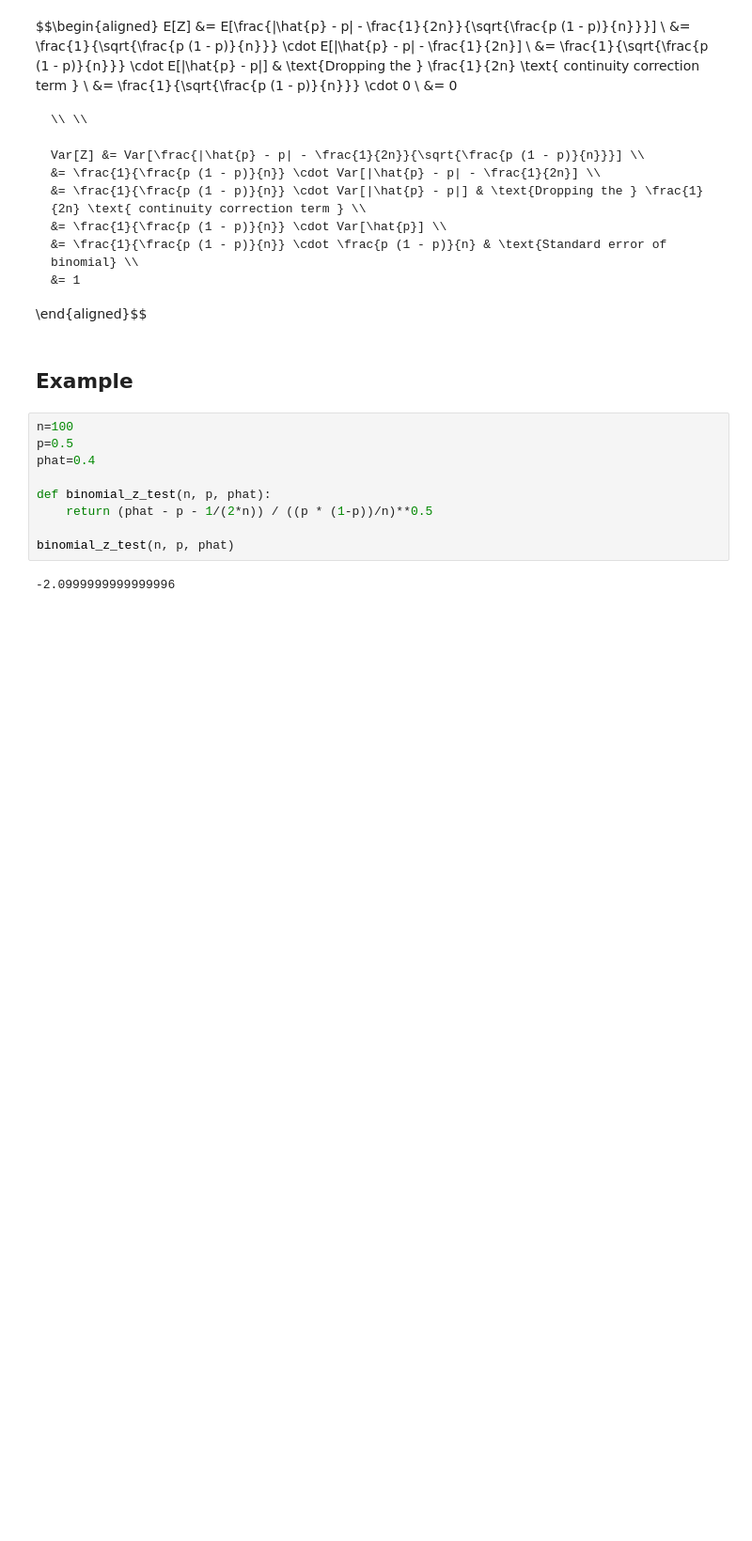
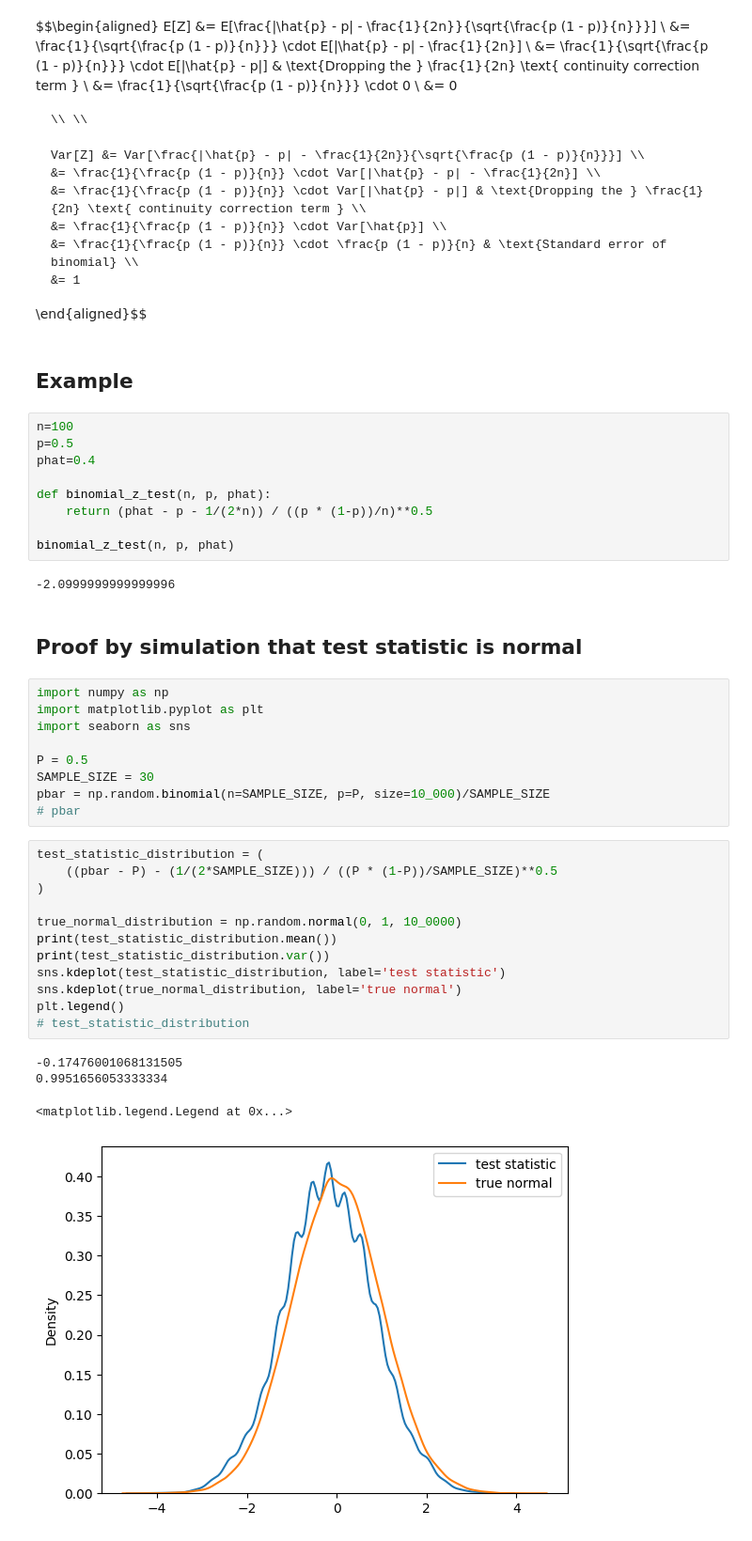
Before and after one commit to yjtek/math, a Jupyter notebook: Textbooks/100 Statistical Tests - Gopal Kanji/4. Z-test for proportion in binomial.ipynb, the cells around one changed output. Shown: that part at 94% size. Cells and saved outputs as stored; diff of their text form; blank space fills up the shorter version.

```diff
--- a/Textbooks/100 Statistical Tests - Gopal Kanji/4. Z-test for proportion in binomial.ipynb
+++ b/Textbooks/100 Statistical Tests - Gopal Kanji/4. Z-test for proportion in binomial.ipynb
@@ -66,3 +66,31 @@ def binomial_z_test(n, p, phat):
 binomial_z_test(n, p, phat)
 # %% [output]
 -2.0999999999999996
+# %% [markdown]
+## Proof by simulation that test statistic is normal
+# %%
+import numpy as np
+import matplotlib.pyplot as plt
+import seaborn as sns
+
+P = 0.5
+SAMPLE_SIZE = 30
+pbar = np.random.binomial(n=SAMPLE_SIZE, p=P, size=10_000)/SAMPLE_SIZE
+# pbar
+# %%
+test_statistic_distribution = (
+    ((pbar - P) - (1/(2*SAMPLE_SIZE))) / ((P * (1-P))/SAMPLE_SIZE)**0.5
+)
+
+true_normal_distribution = np.random.normal(0, 1, 10_0000)
+print(test_statistic_distribution.mean())
+print(test_statistic_distribution.var())
+sns.kdeplot(test_statistic_distribution, label='test statistic')
+sns.kdeplot(true_normal_distribution, label='true normal')
+plt.legend()
+# test_statistic_distribution
+# %% [output]
+-0.17476001068131505
+0.9951656053333334
+<matplotlib.legend.Legend at 0x...>
+[figure, added]
```
Also changed, not shown: 11 other files.
